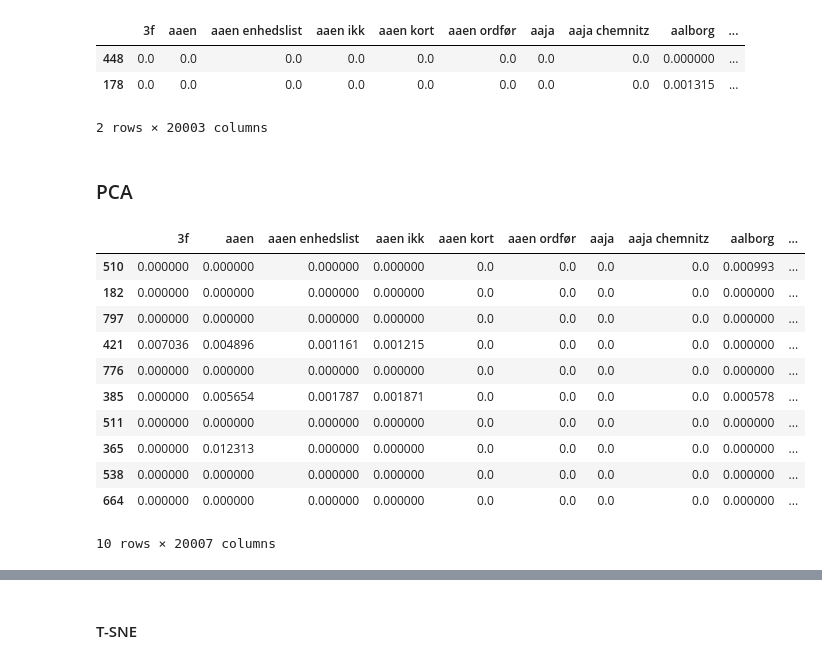
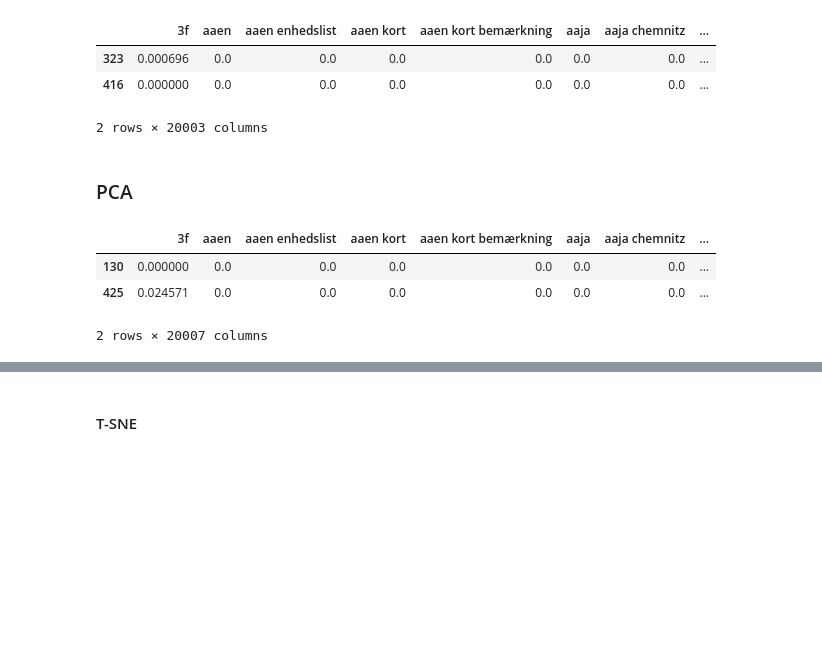
Before and after one commit to carlomarxdk/danish-parlament-text, a Jupyter notebook: 3_TF_IDF.ipynb, the cells around one changed output, grey strips where cells are left out. Drawn from its saved outputs; the diff is of its cells as text; code cells hidden in the pictures; blank space fills up the shorter version.

```diff
--- a/3_TF_IDF.ipynb
+++ b/3_TF_IDF.ipynb
@@ -24,7 +24,7 @@ df.sample(2)
 | 96 | 2010-05-26 13:00:00 | 97. møde | [mød, åbn, dag, enkelt, anmeld, i... | mød åbn dag enkelt anmeld indenr ... |
 # %%
 #tvec = TfidfVectorizer(min_df=.01, max_df=1.0, sublinear_tf=True, analyzer='word', ngram_range=(1,2), max_features=20000)
-tvec = TfidfVectorizer(analyzer='word', ngram_range=(1,2), max_features=20000)
+tvec = TfidfVectorizer(analyzer='word', ngram_range=(1,3), max_features=20000)
 x = tvec.fit_transform(df['Sentences'])
 
 words = tvec.get_feature_names()
@@ -35,39 +35,31 @@ df_x['Year'] = df_x['Date'].dt.year
 df_x['Meeting'] = df['Meeting Number']
 df_x.sample(2)
 # %% [output]
-|  | 3f | aaen | aaen enhedslist | aaen ikk | aaen kort | aaen ordfør | aaja | aaja chemnitz | aalborg | ... |
-| 448 | 0.0 | 0.0 | 0.0 | 0.0 | 0.0 | 0.0 | 0.0 | 0.0 | 0.000000 | ... |
-| 178 | 0.0 | 0.0 | 0.0 | 0.0 | 0.0 | 0.0 | 0.0 | 0.0 | 0.001315 | ... |
+|  | 3f | aaen | aaen enhedslist | aaen kort | aaen kort bemærkning | aaja | aaja chemnitz | ... |
+| 323 | 0.000696 | 0.0 | 0.0 | 0.0 | 0.0 | 0.0 | 0.0 | ... |
+| 416 | 0.000000 | 0.0 | 0.0 | 0.0 | 0.0 | 0.0 | 0.0 | ... |
 2 rows × 20003 columns
 # %% [markdown]
 ### PCA
 # %%
 #pca = MiniBatchSparsePCA(n_components=500,alpha = 1e-3, n_jobs=4, batch_size=15) #normal PCA does not work
-pca = KernelPCA(n_components=500, kernel='rbf', alpha=1e-10, fit_inverse_transform=True, max_iter=1000)
+pca = KernelPCA(n_components=500, kernel='cosine', alpha=1e-2, fit_inverse_transform=True, max_iter=1000)
 pca_result = pca.fit_transform(df_x[words].values)
 df_x['pca-one'] = pca_result[:,0]
 df_x['pca-two'] = pca_result[:,1]
 df_x['pca-three'] = pca_result[:,2]
 #print('Explained variation per principal component: {}'.format(pca.explained_variance_ratio_))
 # %%
-k = 3
+k = 4
 kmeans = KMeans(n_clusters=k).fit(pca_result)
 df_x['label'] = kmeans.labels_
 # %%
-df_x.sample(10)
+df_x.sample(2)
 # %% [output]
-|  | 3f | aaen | aaen enhedslist | aaen ikk | aaen kort | aaen ordfør | aaja | aaja chemnitz | aalborg | ... |
-| 510 | 0.000000 | 0.000000 | 0.000000 | 0.000000 | 0.0 | 0.0 | 0.0 | 0.0 | 0.000993 | ... |
-| 182 | 0.000000 | 0.000000 | 0.000000 | 0.000000 | 0.0 | 0.0 | 0.0 | 0.0 | 0.000000 | ... |
-| 797 | 0.000000 | 0.000000 | 0.000000 | 0.000000 | 0.0 | 0.0 | 0.0 | 0.0 | 0.000000 | ... |
-| 421 | 0.007036 | 0.004896 | 0.001161 | 0.001215 | 0.0 | 0.0 | 0.0 | 0.0 | 0.000000 | ... |
-| 776 | 0.000000 | 0.000000 | 0.000000 | 0.000000 | 0.0 | 0.0 | 0.0 | 0.0 | 0.000000 | ... |
-| 385 | 0.000000 | 0.005654 | 0.001787 | 0.001871 | 0.0 | 0.0 | 0.0 | 0.0 | 0.000578 | ... |
-| 511 | 0.000000 | 0.000000 | 0.000000 | 0.000000 | 0.0 | 0.0 | 0.0 | 0.0 | 0.000000 | ... |
-| 365 | 0.000000 | 0.012313 | 0.000000 | 0.000000 | 0.0 | 0.0 | 0.0 | 0.0 | 0.000000 | ... |
-| 538 | 0.000000 | 0.000000 | 0.000000 | 0.000000 | 0.0 | 0.0 | 0.0 | 0.0 | 0.000000 | ... |
-| 664 | 0.000000 | 0.000000 | 0.000000 | 0.000000 | 0.0 | 0.0 | 0.0 | 0.0 | 0.000000 | ... |
+|  | 3f | aaen | aaen enhedslist | aaen kort | aaen kort bemærkning | aaja | aaja chemnitz | ... |
+| 130 | 0.000000 | 0.0 | 0.0 | 0.0 | 0.0 | 0.0 | 0.0 | ... |
+| 425 | 0.024571 | 0.0 | 0.0 | 0.0 | 0.0 | 0.0 | 0.0 | ... |
-10 rows × 20007 columns
+2 rows × 20007 columns
 # %%
 plt.figure(figsize=(16,10))
 sns.scatterplot(
```
Also changed, not shown: parts of 3 cells of this notebook, 1 other file.
